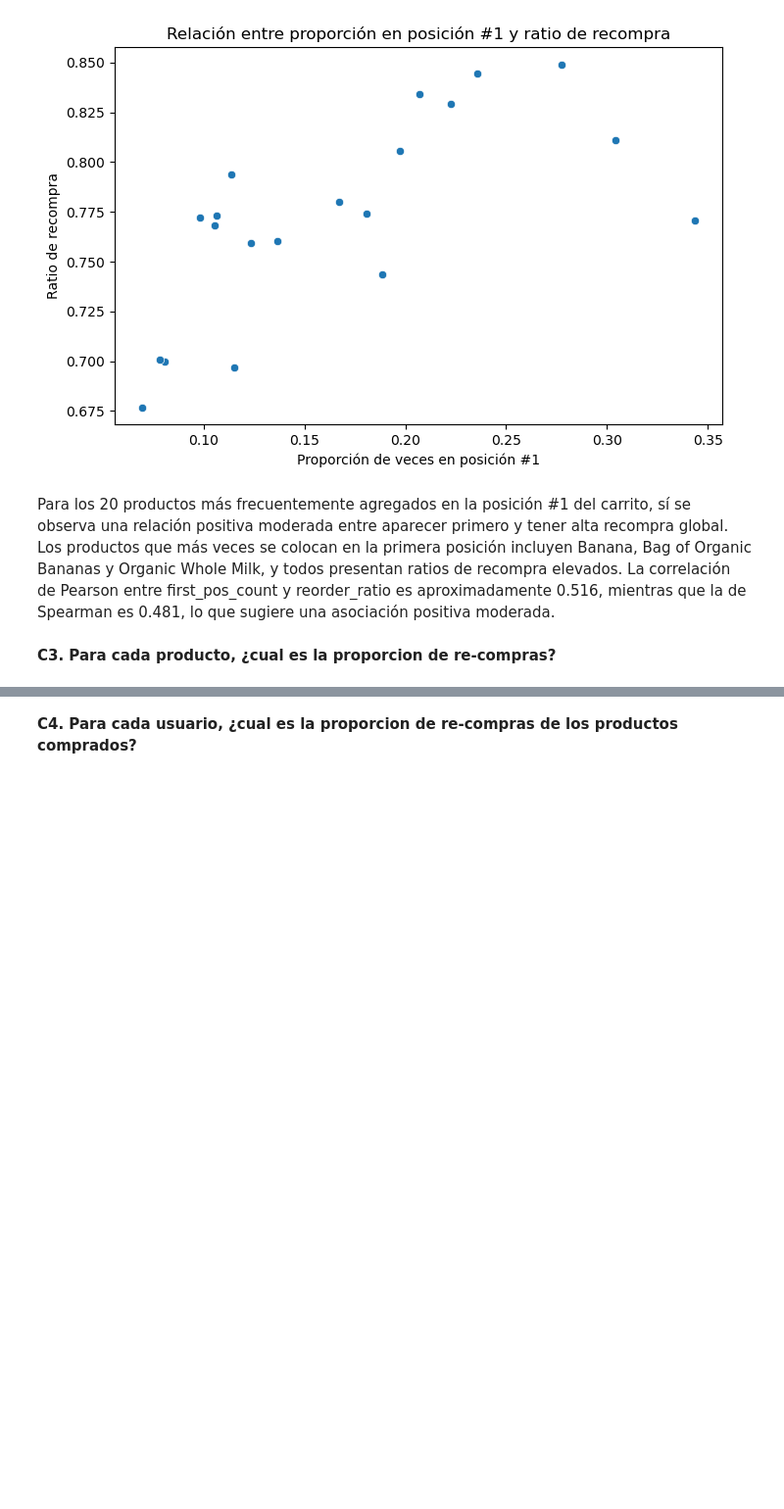
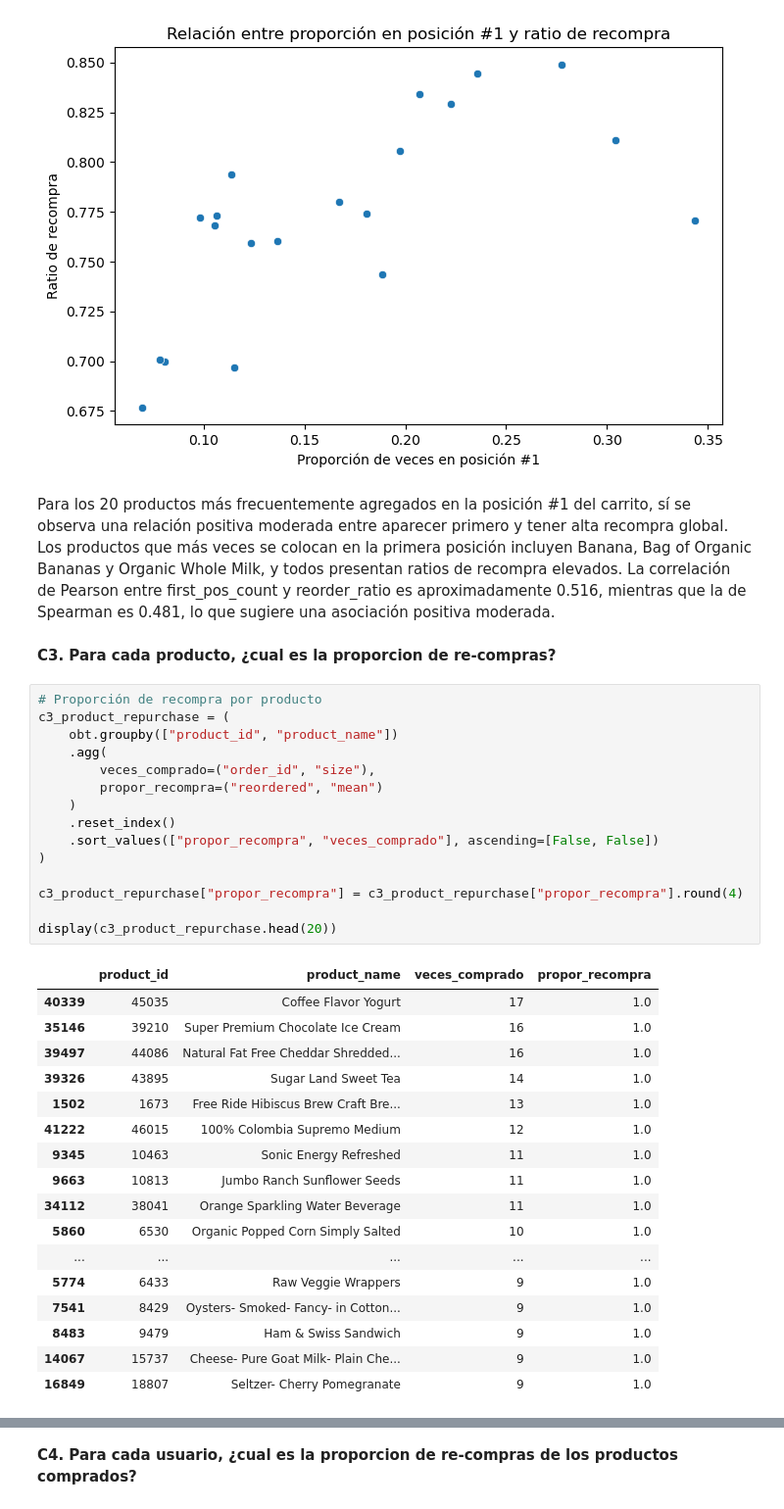
Before and after one commit to gbberru/ds-week-2, a Jupyter notebook: taller_3_Gustavo_Berru.ipynb, the cells around one changed output, grey strips where cells are left out. Shown at 98% size. Drawn from its saved outputs; the diff is of its cells as text; blank space fills up the shorter version.

```diff
--- a/taller_3_Gustavo_Berru.ipynb
+++ b/taller_3_Gustavo_Berru.ipynb
@@ -1527,3 +1527,36 @@ plt.show()
 Para los 20 productos más frecuentemente agregados en la posición #1 del carrito, sí se observa una relación positiva moderada entre aparecer primero y tener alta recompra global. Los productos que más veces se colocan en la primera posición incluyen Banana, Bag of Organic Bananas y Organic Whole Milk, y todos presentan ratios de recompra elevados. La correlación de Pearson entre first_pos_count y reorder_ratio es aproximadamente 0.516, mientras que la de Spearman es 0.481, lo que sugiere una asociación positiva moderada.
 # %% [markdown]
 **C3. Para cada producto, ¿cual es la proporcion de re-compras?**
+# %%
+# Proporción de recompra por producto
+c3_product_repurchase = (
+    obt.groupby(["product_id", "product_name"])
+    .agg(
+        veces_comprado=("order_id", "size"),
+        propor_recompra=("reordered", "mean")
+    )
+    .reset_index()
+    .sort_values(["propor_recompra", "veces_comprado"], ascending=[False, False])
+)
+
+c3_product_repurchase["propor_recompra"] = c3_product_repurchase["propor_recompra"].round(4)
+
+display(c3_product_repurchase.head(20))
+# %% [output]
+|  | product_id | product_name | veces_comprado | propor_recompra |
+| 40339 | 45035 | Coffee Flavor Yogurt | 17 | 1.0 |
+| 35146 | 39210 | Super Premium Chocolate Ice Cream | 16 | 1.0 |
+| 39497 | 44086 | Natural Fat Free Cheddar Shredded... | 16 | 1.0 |
+| 39326 | 43895 | Sugar Land Sweet Tea | 14 | 1.0 |
+| 1502 | 1673 | Free Ride Hibiscus Brew Craft Bre... | 13 | 1.0 |
+| 41222 | 46015 | 100% Colombia Supremo Medium | 12 | 1.0 |
+| 9345 | 10463 | Sonic Energy Refreshed | 11 | 1.0 |
+| 9663 | 10813 | Jumbo Ranch Sunflower Seeds | 11 | 1.0 |
+| 34112 | 38041 | Orange Sparkling Water Beverage | 11 | 1.0 |
+| 5860 | 6530 | Organic Popped Corn Simply Salted | 10 | 1.0 |
+| ... | ... | ... | ... | ... |
+| 5774 | 6433 | Raw Veggie Wrappers | 9 | 1.0 |
+| 7541 | 8429 | Oysters- Smoked- Fancy- in Cotton... | 9 | 1.0 |
+| 8483 | 9479 | Ham & Swiss Sandwich | 9 | 1.0 |
+| 14067 | 15737 | Cheese- Pure Goat Milk- Plain Che... | 9 | 1.0 |
+| 16849 | 18807 | Seltzer- Cherry Pomegranate | 9 | 1.0 |
```
Also changed, not shown: parts of 7 cells of this notebook.
